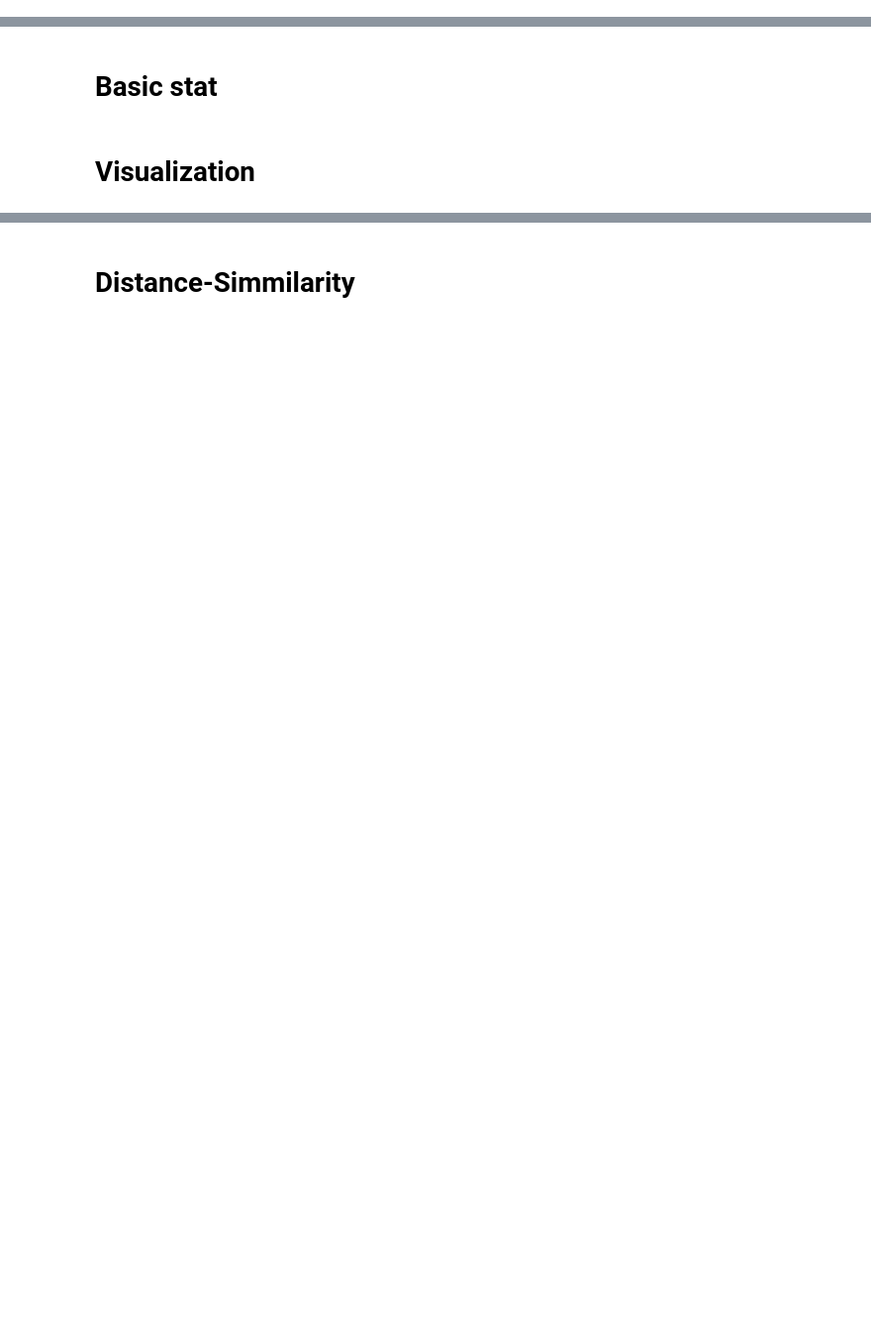
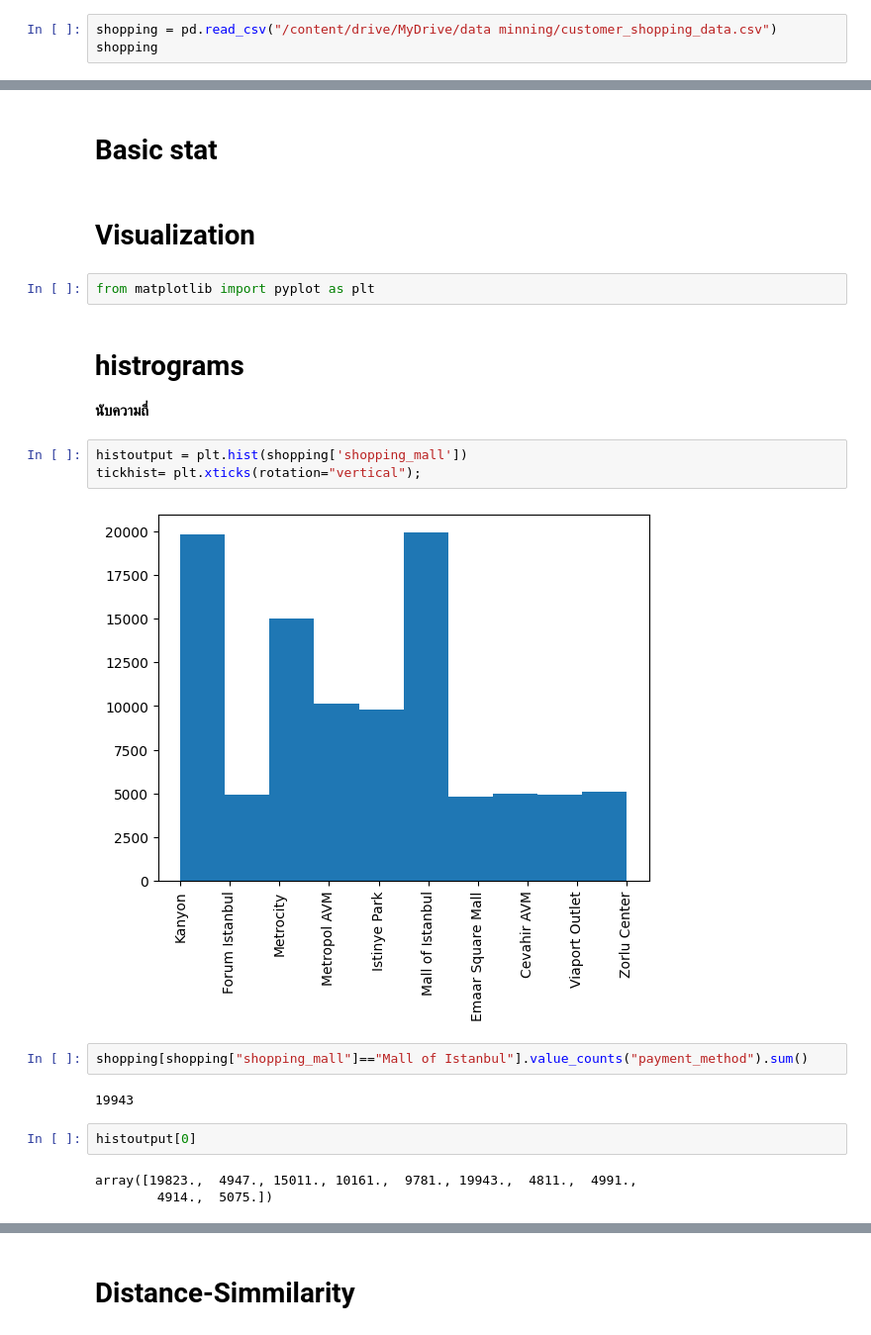
Before and after one commit to Tawanss/BSC_DPDM23, a Jupyter notebook: Understanding_data.ipynb, the cells around one changed output, grey strips where cells are left out. Shown at 99% size. Cells and saved outputs as stored; diff of their text form; blank space fills up the shorter version.

Commit message:
visual and distance

```diff
--- a/Understanding_data.ipynb
+++ b/Understanding_data.ipynb
@@ -53,0 +56,3 @@ data_from_gsheets.describe()
+# %%
+shopping = pd.read_csv("/content/drive/MyDrive/data minning/customer_shopping_data.csv")
+shopping
@@ -55,3 +90,22 @@ data_from_gsheets.describe()
 # Basic stat
 # %% [markdown]
 # Visualization
+# %%
+from matplotlib import pyplot as plt
+# %% [markdown]
+# histrograms
+**นับความถี่**
+# %%
+histoutput = plt.hist(shopping['shopping_mall'])
+tickhist= plt.xticks(rotation="vertical");
+# %% [output]
+[figure, added]
+# %%
+shopping[shopping["shopping_mall"]=="Mall of Istanbul"].value_counts("payment_method").sum()
+# %% [output]
+19943
+# %%
+histoutput[0]
+# %% [output]
+array([19823.,  4947., 15011., 10161.,  9781., 19943.,  4811.,  4991.,
+        4914.,  5075.])
```
Also changed, not shown: parts of 30 cells of this notebook.
